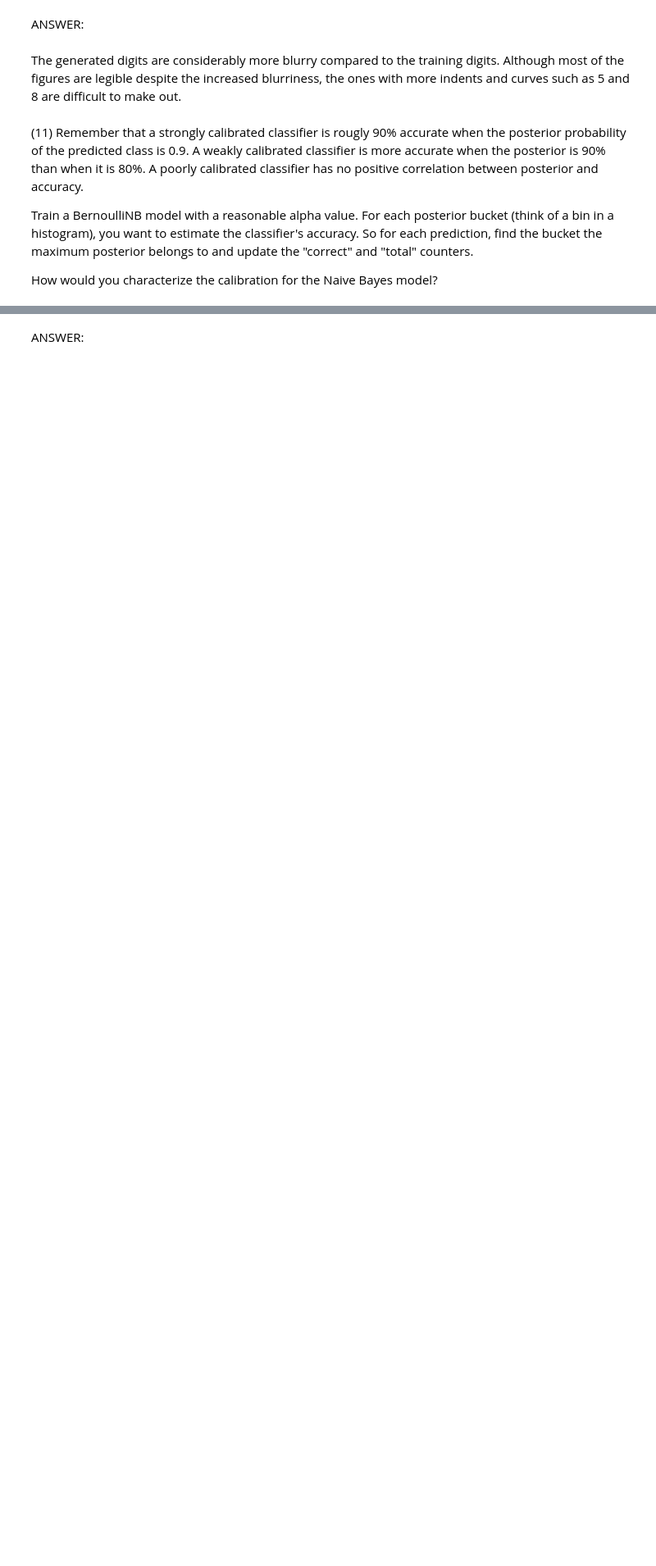
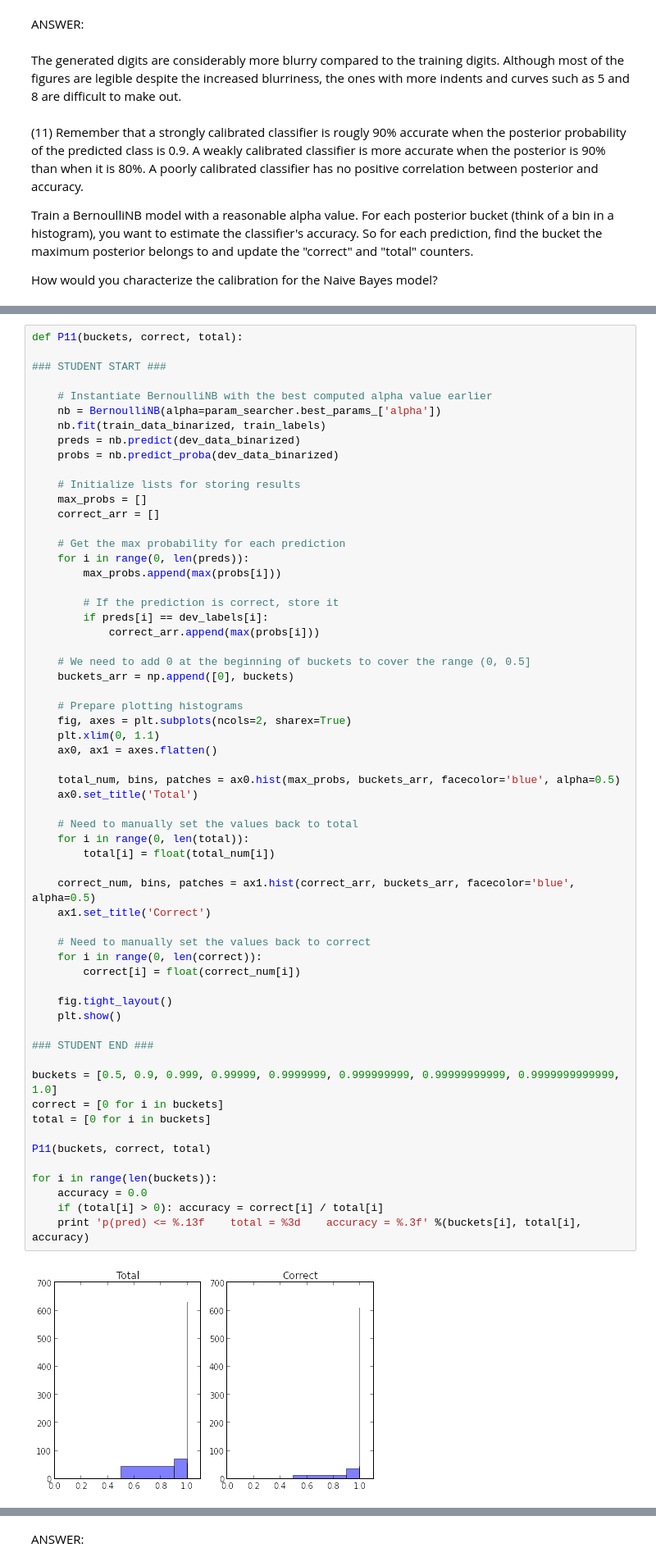
Before and after one commit to takoloco/w207, a Jupyter notebook: p1/tako_hisada_p1.ipynb, the cells around one changed output, grey strips where cells are left out. Shown at 82% size. Saved outputs shown, nothing was run; the diff lists cells and outputs as text; blank space fills up the shorter version.

```diff
--- a/p1/tako_hisada_p1.ipynb
+++ b/p1/tako_hisada_p1.ipynb
@@ -695,0 +698,62 @@ How would you characterize the calibration for the Naive Bayes model?
+# %%
+def P11(buckets, correct, total):
+
+### STUDENT START ###
+
+    # Instantiate BernoulliNB with the best computed alpha value earlier
+    nb = BernoulliNB(alpha=param_searcher.best_params_['alpha'])
+    nb.fit(train_data_binarized, train_labels)
+    preds = nb.predict(dev_data_binarized)
+    probs = nb.predict_proba(dev_data_binarized)
+
+    # Initialize lists for storing results
+    max_probs = []
+    correct_arr = []
+
+    # Get the max probability for each prediction
+    for i in range(0, len(preds)):
+        max_probs.append(max(probs[i]))
+
+        # If the prediction is correct, store it
+        if preds[i] == dev_labels[i]:
+            correct_arr.append(max(probs[i]))
+
+    # We need to add 0 at the beginning of buckets to cover the range (0, 0.5]
+    buckets_arr = np.append([0], buckets)
+
+    # Prepare plotting histograms
+    fig, axes = plt.subplots(ncols=2, sharex=True)
+    plt.xlim(0, 1.1)
+    ax0, ax1 = axes.flatten()
+
+    total_num, bins, patches = ax0.hist(max_probs, buckets_arr, facecolor='blue', alpha=0.5)
+    ax0.set_title('Total')
+
+    # Need to manually set the values back to total
+    for i in range(0, len(total)):
+        total[i] = float(total_num[i])
+
+    correct_num, bins, patches = ax1.hist(correct_arr, buckets_arr, facecolor='blue', alpha=0.5)
+    ax1.set_title('Correct')
+
+    # Need to manually set the values back to correct
+    for i in range(0, len(correct)):
+        correct[i] = float(correct_num[i])
+
+    fig.tight_layout()
+    plt.show()
+
+### STUDENT END ###
+
+buckets = [0.5, 0.9, 0.999, 0.99999, 0.9999999, 0.999999999, 0.99999999999, 0.9999999999999, 1.0]
+correct = [0 for i in buckets]
+total = [0 for i in buckets]
+
+P11(buckets, correct, total)
+
+for i in range(len(buckets)):
+    accuracy = 0.0
+    if (total[i] > 0): accuracy = correct[i] / total[i]
+    print 'p(pred) <= %.13f    total = %3d    accuracy = %.3f' %(buckets[i], total[i], accuracy)
+# %% [output]
+[figure, added]
```
Also changed, not shown: parts of 10 cells of this notebook.
